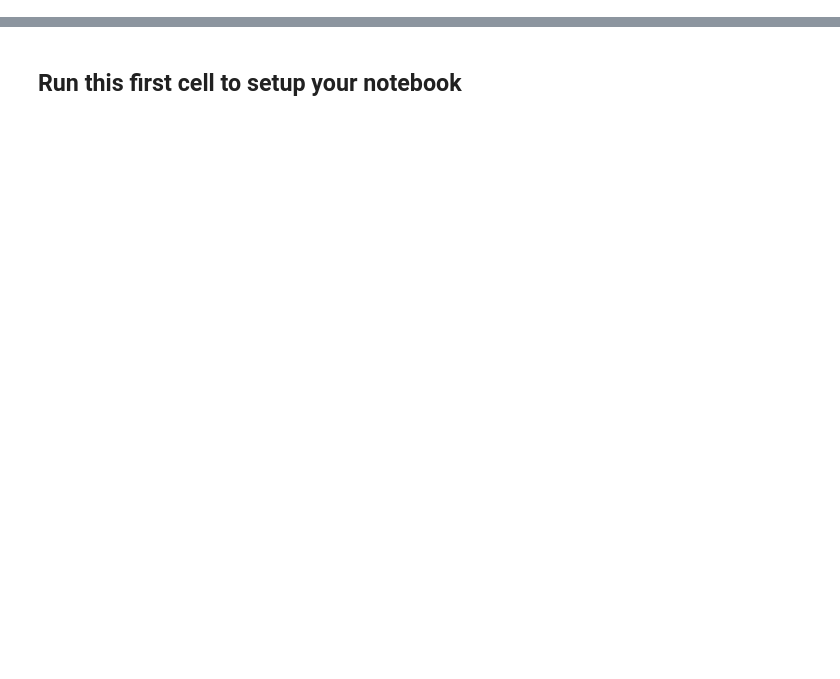
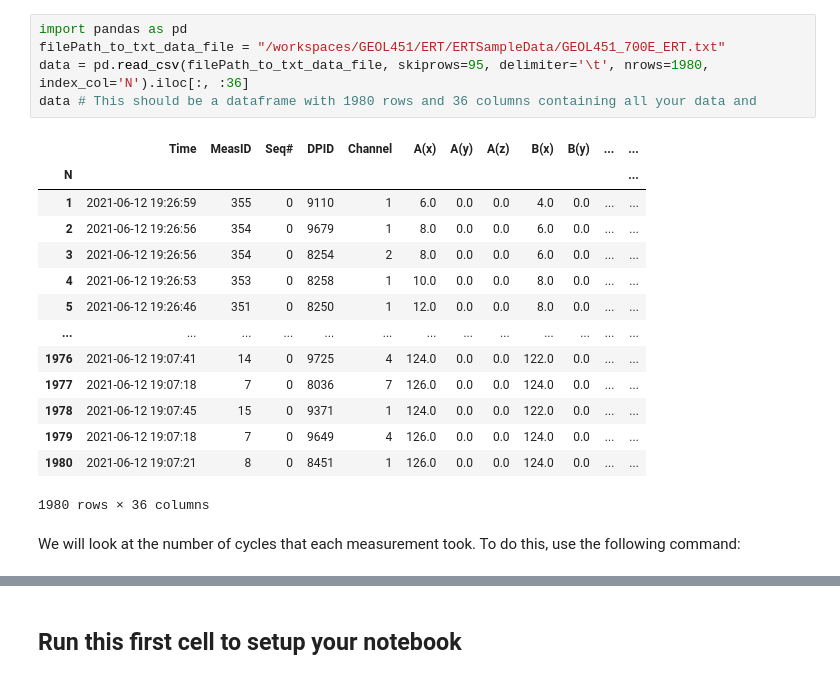
Before and after one commit to RJbalikian/GEOL451, a Jupyter notebook: ERT/ERTProcessing/GEOL451_ERTProcessing.ipynb, the cells around one changed output, grey strips where cells are left out. Drawn from its saved outputs; the diff is of its cells as text; blank space fills up the shorter version.

Commit message:
Updated ERT Processing data and notebooks

```diff
--- a/ERT/ERTProcessing/GEOL451_ERTProcessing.ipynb
+++ b/ERT/ERTProcessing/GEOL451_ERTProcessing.ipynb
@@ -2,0 +82,22 @@
+# %%
+import pandas as pd
+filePath_to_txt_data_file = "/workspaces/GEOL451/ERT/ERTSampleData/GEOL451_700E_ERT.txt"
+data = pd.read_csv(filePath_to_txt_data_file, skiprows=95, delimiter='\t', nrows=1980, index_col='N').iloc[:, :36]
+data # This should be a dataframe with 1980 rows and 36 columns containing all your data and
+# %% [output]
+|  | Time | MeasID | Seq# | DPID | Channel | A(x) | A(y) | A(z) | B(x) | B(y) | ... | ... |
+| N |  |  |  |  |  |  |  |  |  |  |  | ... |
+| 1 | 2021-06-12 19:26:59 | 355 | 0 | 9110 | 1 | 6.0 | 0.0 | 0.0 | 4.0 | 0.0 | ... | ... |
+| 2 | 2021-06-12 19:26:56 | 354 | 0 | 9679 | 1 | 8.0 | 0.0 | 0.0 | 6.0 | 0.0 | ... | ... |
+| 3 | 2021-06-12 19:26:56 | 354 | 0 | 8254 | 2 | 8.0 | 0.0 | 0.0 | 6.0 | 0.0 | ... | ... |
+| 4 | 2021-06-12 19:26:53 | 353 | 0 | 8258 | 1 | 10.0 | 0.0 | 0.0 | 8.0 | 0.0 | ... | ... |
+| 5 | 2021-06-12 19:26:46 | 351 | 0 | 8250 | 1 | 12.0 | 0.0 | 0.0 | 8.0 | 0.0 | ... | ... |
+| ... | ... | ... | ... | ... | ... | ... | ... | ... | ... | ... | ... | ... |
+| 1976 | 2021-06-12 19:07:41 | 14 | 0 | 9725 | 4 | 124.0 | 0.0 | 0.0 | 122.0 | 0.0 | ... | ... |
+| 1977 | 2021-06-12 19:07:18 | 7 | 0 | 8036 | 7 | 126.0 | 0.0 | 0.0 | 124.0 | 0.0 | ... | ... |
+| 1978 | 2021-06-12 19:07:45 | 15 | 0 | 9371 | 1 | 124.0 | 0.0 | 0.0 | 122.0 | 0.0 | ... | ... |
+| 1979 | 2021-06-12 19:07:18 | 7 | 0 | 9649 | 4 | 126.0 | 0.0 | 0.0 | 124.0 | 0.0 | ... | ... |
+| 1980 | 2021-06-12 19:07:21 | 8 | 0 | 8451 | 1 | 126.0 | 0.0 | 0.0 | 124.0 | 0.0 | ... | ... |
+1980 rows × 36 columns
+# %% [markdown]
+We will look at the number of cycles that each measurement took. To do this, use the following command:
```
Also changed, not shown: parts of 45 cells of this notebook, 5 other files.
